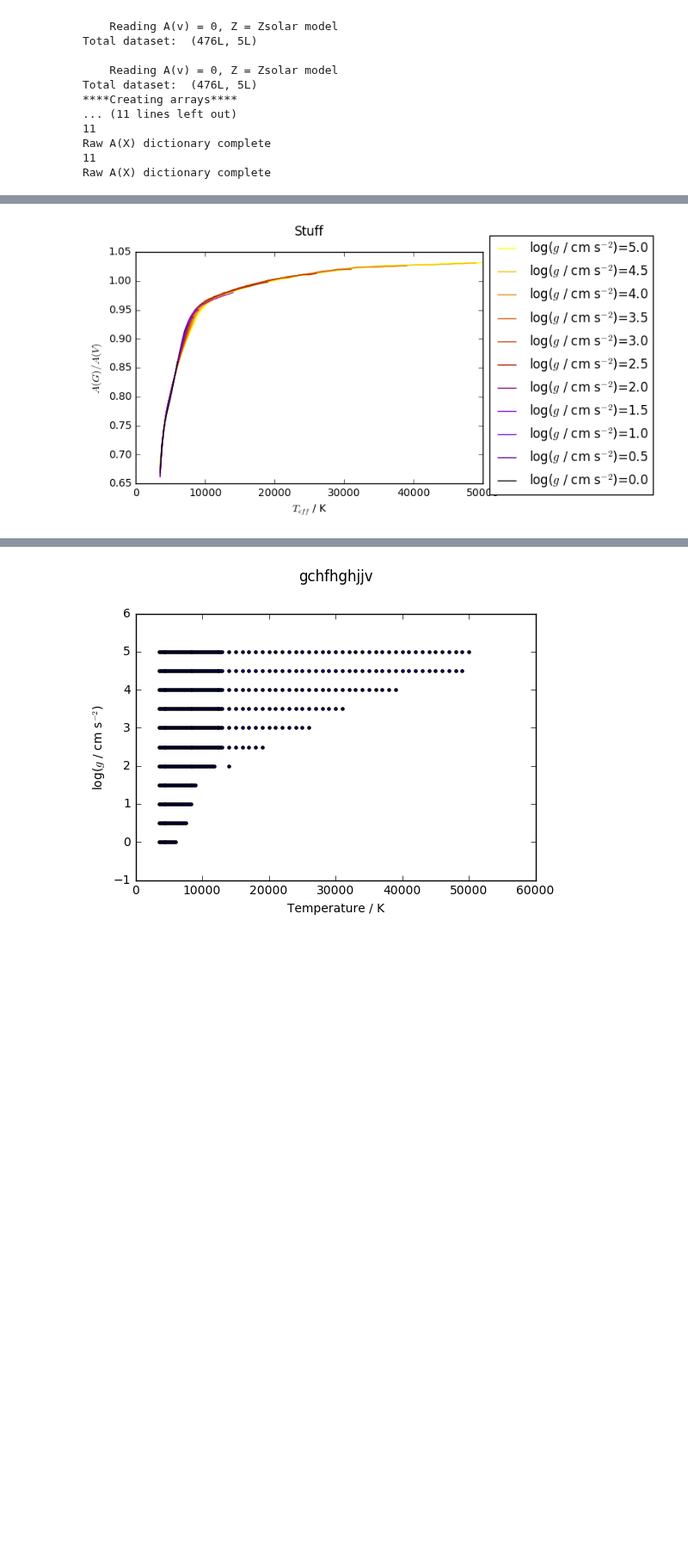
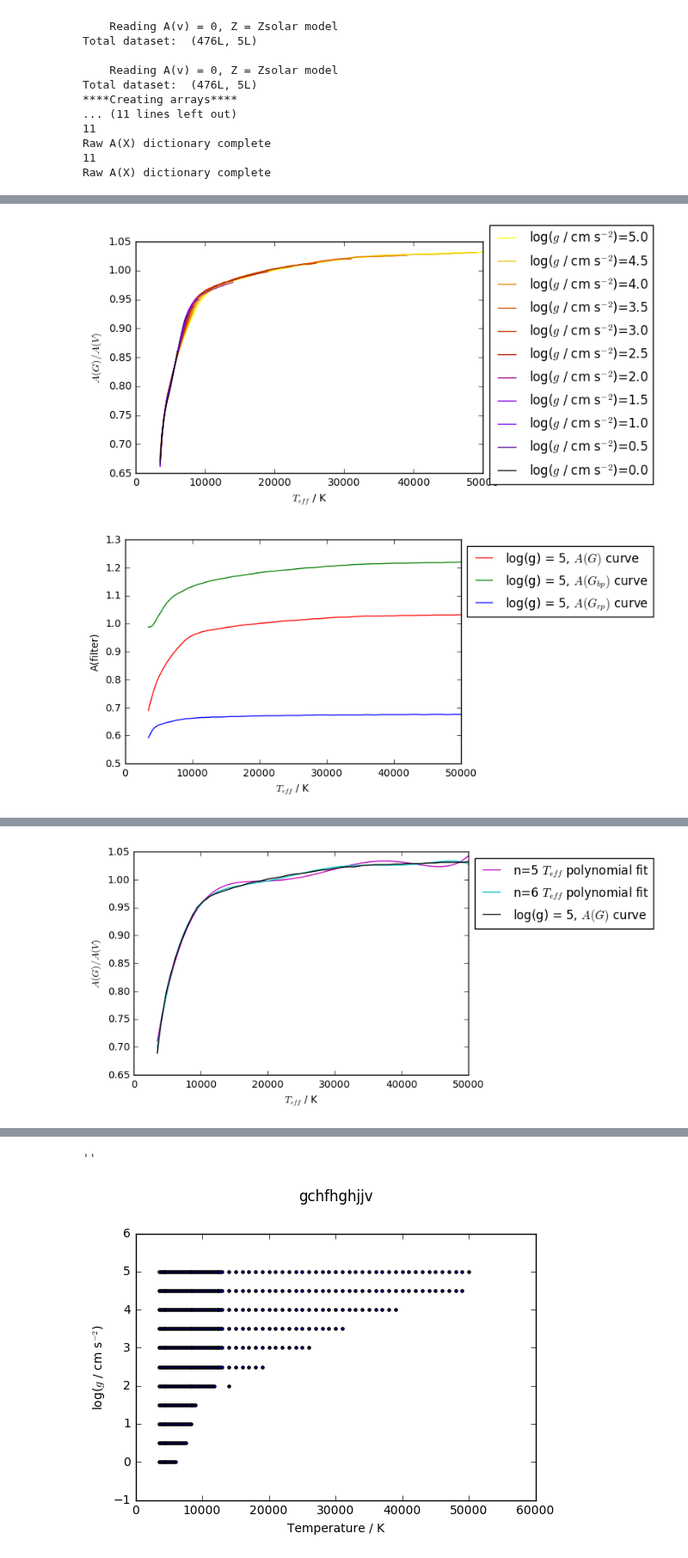
Before and after one commit to AlexlwAstro/phd_work, a Jupyter notebook: gaia_spectra_plots.ipynb, the cells around one changed output, grey strips where cells are left out. Shown at 86% size. Cells and saved outputs as stored; diff of their text form; code cells hidden in the pictures; blank space fills up the shorter version.

```diff
--- a/gaia_spectra_plots.ipynb
+++ b/gaia_spectra_plots.ipynb
@@ -85,7 +85,7 @@ def dict_2D_plot(input_dict,ax,col_x,col_y,var_names,col_map):
     ax.set_xlabel(var_names[(col_x-1)])
     ax.set_ylabel(var_names[(col_y-1)])
     plt.legend(loc='upper left', bbox_to_anchor=(1.0, 1.1))
-    ax.set_title('Stuff',y=1.05)
+    #ax.set_title('Stuff',y=1.05)
     plt.show()
 
 def diff_grid_dict(dict_Av0,dict_Avne0):
@@ -233,6 +241,7 @@ plt.gca().set_color_cycle([col_map(i) for i in np.linspace(0, 0.90, len(Av0z2_lo
 
 fig, ax = plt.subplots()
 col_map = plt.cm.gnuplot
+#gnuplot gist_ncar
 #ax.set_xlim(0,15000)
 #ax.set_ylim(-2,0)
 dict_2D_plot(A_X_zs_gfix,ax,1,3,var_names,col_map)
@@ -242,14 +251,14 @@ Teff_5_zs = (A_X_zs_gfix['5.0'])[:,0]
 A_G_5_zs = (A_X_zs_gfix['5.0'])[:,2]
 A_Gbp_5_zs = (A_X_zs_gfix['5.0'])[:,3]
 A_Grp_5_zs = (A_X_zs_gfix['5.0'])[:,4]
-"""
+
 # plot all 3 filters against Teff together
 fig,ax = plt.subplots()
 ax.set_xlabel(var_names[0])
 ax.set_ylabel('A(filter)')
-ax.plot(Teff_5,A_G_5_zs,'r', label = 'log(g) = 5, $A(G)$ curve')
-ax.plot(Teff_5,A_Gbp_5_zs,'g', label = 'log(g) = 5, $A(G_{bp})$ curve')
-ax.plot(Teff_5,A_Grp_5_zs,'b', label = 'log(g) = 5, $A(G_{rp})$ curve')
+ax.plot(Teff_5_zs,A_G_5_zs,'r', label = 'log(g) = 5, $A(G)$ curve')
+ax.plot(Teff_5_zs,A_Gbp_5_zs,'g', label = 'log(g) = 5, $A(G_{bp})$ curve')
+ax.plot(Teff_5_zs,A_Grp_5_zs,'b', label = 'log(g) = 5, $A(G_{rp})$ curve')
 plt.legend(loc='upper left', bbox_to_anchor=(1.0, 1.0))
 plt.show()
 fig.savefig('gaia_spectra/gaia_graphs/A(all)_vs_Teff.pdf', bbox_inches='tight')
@@ -265,6 +274,7 @@ print covout_G_zs
 fit_G5zs_p4 = np.polyfit(Teff_5_zs,A_G_5_zs,4)
 fit_G5zs_p5 = np.polyfit(Teff_5_zs,A_G_5_zs,5)
 fit_G5zs_p6 = np.polyfit(Teff_5_zs,A_G_5_zs,6)
+fit_G5zs_p7 = np.polyfit(Teff_5_zs,A_G_5_zs,7)
 #print fit_G5zs_p4
 
 fit_Gbp5zs_p3 = np.polyfit(Teff_5_zs,A_Gbp_5_zs,3)
@@ -275,6 +285,7 @@ print covout_Gbp_zs
 fit_Gbp5zs_p4 = np.polyfit(Teff_5_zs,A_Gbp_5_zs,4)
 fit_Gbp5zs_p5 = np.polyfit(Teff_5_zs,A_Gbp_5_zs,5)
 fit_Gbp5zs_p6 = np.polyfit(Teff_5_zs,A_Gbp_5_zs,6)
+fit_Gbp5zs_p7 = np.polyfit(Teff_5_zs,A_Gbp_5_zs,7)
 #print fit_Gbp5zs_p4
 
 fit_Grp5zs_p3 = np.polyfit(Teff_5_zs,A_Grp_5_zs,3)
@@ -285,12 +296,13 @@ print covout_Grp
 fit_Grp5zs_p4 = np.polyfit(Teff_5_zs,A_Grp_5_zs,4)
 fit_Grp5zs_p5 = np.polyfit(Teff_5_zs,A_Grp_5_zs,5)
 fit_Grp5zs_p6 = np.polyfit(Teff_5_zs,A_Grp_5_zs,6)
+fit_Grp5zs_p7 = np.polyfit(Teff_5_zs,A_Grp_5_zs,7)
 #print fit_G5zs_p4
 
 # G filter predictive curves
-predict_G5zs_2 = (fit_G5zs_p2[0])*Teff_5_zs**2 + (fit_G5zs_p2[1])*Teff_5_zs +(fit_G5zs_p2[2])
-predict_G5zs_3 = (fit_G5zs_p3[0])*Teff_5_zs**3 + (fit_G5zs_p3[1])*Teff_5_zs**2 + (fit_G5zs_p3[2])*Teff_5_zs +(fit_G5zs_p3[3])
-predict_G5zs_4 = (fit_G5zs_p4[0])*Teff_5_zs**4 + (fit_G5zs_p4[1])*Teff_5_zs**3 + (fit_G5zs_p4[2])*Teff_5_zs**2 + (fit_G5zs_p4[3])*Teff_5_zs + (fit_G5zs_p4[4])
+#predict_G5zs_2 = (fit_G5zs_p2[0])*Teff_5_zs**2 + (fit_G5zs_p2[1])*Teff_5_zs +(fit_G5zs_p2[2])
+#predict_G5zs_3 = (fit_G5zs_p3[0])*Teff_5_zs**3 + (fit_G5zs_p3[1])*Teff_5_zs**2 + (fit_G5zs_p3[2])*Teff_5_zs +(fit_G5zs_p3[3])
+#predict_G5zs_4 = (fit_G5zs_p4[0])*Teff_5_zs**4 + (fit_G5zs_p4[1])*Teff_5_zs**3 + (fit_G5zs_p4[2])*Teff_5_zs**2 + (fit_G5zs_p4[3])*Teff_5_zs + (fit_G5zs_p4[4])
 predict_G5zs_5 = (fit_G5zs_p5[0])*Teff_5_zs**5 + (fit_G5zs_p5[1])*Teff_5_zs**4 + (fit_G5zs_p5[2])*Teff_5_zs**3 + (fit_G5zs_p5[3])*Teff_5_zs**2 + (fit_G5zs_p5[4])*Teff_5_zs +(fit_G5zs_p5[5])
 predict_G5zs_6 = (fit_G5zs_p6[0])*Teff_5_zs**6 + (fit_G5zs_p6[1])*Teff_5_zs**5 + (fit_G5zs_p6[2])*Teff_5_zs**4 + (fit_G5zs_p6[3])*Teff_5_zs**3 + (fit_G5zs_p6[4])*Teff_5_zs**2 + (fit_G5zs_p6[5])*Teff_5_zs +(fit_G5zs_p6[6])
 print type(predict_G5zs_2), predict_G5zs_2.shape
@@ -300,64 +312,67 @@ print fit_G5zs_p6
 
 # G filter plot
 fig,ax = plt.subplots()
-ax.set_title
+#ax.set_title
 ax.set_xlabel(var_names[0])
 ax.set_ylabel(var_names[2])
 
-#ax.plot(Teff_5,predict_G5zs_2,'r', label = 'n=2 polynomial fit')
-#ax.plot(Teff_5,predict_G5zs_3,'g', label = 'n=3 polynomial fit')
-#ax.plot(Teff_5,predict_G5zs_4,'b', label = 'n=4 polynomial fit')
-ax.plot(Teff_5,predict_G5zs_5,'m', label = 'n=5 polynomial fit')
-ax.plot(Teff_5,predict_G5zs_6,'c', label = 'n=6 polynomial fit')
-ax.plot(Teff_5,A_G_5_zs,'k', label = 'log(g) = 5, $A(G)$ curve')
+#ax.plot(Teff_5_zs,predict_G5zs_2,'r', label = 'n=2 $T_{eff}$ polynomial fit')
+#ax.plot(Teff_5_zs,predict_G5zs_3,'g', label = 'n=3 $T_{eff}$ polynomial fit')
+#ax.plot(Teff_5_zs,predict_G5zs_4,'b', label = 'n=4 $T_{eff}$ polynomial fit')
+ax.plot(Teff_5_zs,predict_G5zs_5,'m', label = 'n=5 $T_{eff}$ polynomial fit')
+ax.plot(Teff_5_zs,predict_G5zs_6,'c', label = 'n=6 $T_{eff}$ polynomial fit')
+ax.plot(Teff_5_zs,A_G_5_zs,'k', label = 'log(g) = 5, $A(G)$ curve')
 
 plt.legend(loc='upper left', bbox_to_anchor=(1.0, 1.0))
 plt.show()
 fig.savefig('gaia_spectra/gaia_graphs/A(G)_vs_Teff_with_n=5_6_polyfit.pdf', bbox_inches='tight')
 
 # G_bp filter calcs and plot
 
-predict_Gbp5zs_5 = (fit_Gbp5zs_p5[0])*Teff_5_zs**5 + (fit_Gbp5zs_p5[1])*Teff_5_zs**4 + (fit_Gbp5zs_p5[2])*Teff_5_zs**3 + (fit_Gbp5zs_p5[3])*Teff_5_zs**2 + (fit_Gbp5zs_p5[4])*Teff_5 +(fit_Gbp5zs_p5[5])
-predict_Gbp5zs_6 = (fit_Gbp5zs_p6[0])*Teff_5_zs**6 + (fit_Gbp5zs_p6[1])*Teff_5_zs**5 + (fit_Gbp5zs_p6[2])*Teff_5_zs**4 + (fit_Gbp5zs_p6[3])*Teff_5_zs**3 + (fit_Gbp5zs_p6[4])*Teff_5_zs**2 + (fit_Gbp5zs_p6[5])*Teff_5 +(fit_Gbp5zs_p6[6])
+predict_Gbp5zs_5 = (fit_Gbp5zs_p5[0])*Teff_5_zs**5 + (fit_Gbp5zs_p5[1])*Teff_5_zs**4 + (fit_Gbp5zs_p5[2])*Teff_5_zs**3 + (fit_Gbp5zs_p5[3])*Teff_5_zs**2 + (fit_Gbp5zs_p5[4])*Teff_5_zs +(fit_Gbp5zs_p5[5])
+predict_Gbp5zs_6 = (fit_Gbp5zs_p6[0])*Teff_5_zs**6 + (fit_Gbp5zs_p6[1])*Teff_5_zs**5 + (fit_Gbp5zs_p6[2])*Teff_5_zs**4 + (fit_Gbp5zs_p6[3])*Teff_5_zs**3 + (fit_Gbp5zs_p6[4])*Teff_5_zs**2 + (fit_Gbp5zs_p6[5])*Teff_5_zs +(fit_Gbp5zs_p6[6])
 
 fig,ax = plt.subplots()
-ax.set_title
+#ax.set_title
 ax.set_xlabel(var_names[0])
 ax.set_ylabel(var_names[3])
 
-#ax.plot(Teff_5,predict_Gbp5zs_2,'r', label = 'n=2 polynomial fit')
-#ax.plot(Teff_5,predict_Gbp5zs_3,'g', label = 'n=3 polynomial fit')
-#ax.plot(Teff_5,predict_Gbp5zs_4,'b', label = 'n=4 polynomial fit')
-ax.plot(Teff_5,predict_Gbp5zs_5,'m', label = 'n=5 polynomial fit')
-ax.plot(Teff_5,predict_Gbp5zs_6,'c', label = 'n=6 polynomial fit')
-ax.plot(Teff_5,A_Gbp_5_zs,'k', label = 'log(g) = 5, $A(G_{bp})$ curve')
+#ax.plot(Teff_5_zs,predict_Gbp5zs_2,'r', label = 'n=2 $T_{eff}$ polynomial fit')
+#ax.plot(Teff_5_zs,predict_Gbp5zs_3,'g', label = 'n=3 $T_{eff}$ polynomial fit')
+#ax.plot(Teff_5_zs,predict_Gbp5zs_4,'b', label = 'n=4 $T_{eff}$ polynomial fit')
+ax.plot(Teff_5_zs,predict_Gbp5zs_5,'m', label = 'n=5 $T_{eff}$ polynomial fit')
+ax.plot(Teff_5_zs,predict_Gbp5zs_6,'c', label = 'n=6 $T_{eff}$ polynomial fit')
+ax.plot(Teff_5_zs,A_Gbp_5_zs,'k', label = 'log(g) = 5, $A(G_{bp})$ curve')
 
 plt.legend(loc='upper left', bbox_to_anchor=(1.0, 1.0))
 plt.show()
 fig.savefig('gaia_spectra/gaia_graphs/A(Gbp)_vs_Teff_with_n=5_6_polyfit.pdf', bbox_inches='tight')
 
 # G_rp filter calcs and plot
 
-predict_Grp5_5 = (fit_Grp5zs_p5[0])*Teff_5_zs**5 + (fit_Grp5zs_p5[1])*Teff_5_zs**4 + (fit_Grp5zs_p5[2])*Teff_5_zs**3 + (fit_Grp5zs_p5[3])*Teff_5_zs**2 + (fit_Grp5zs_p5[4])*Teff_5 +(fit_Grp5zs_p5[5])
-predict_Grp5_6 = (fit_Grp5zs_p6[0])*Teff_5_zs**6 + (fit_Grp5zs_p6[1])*Teff_5_zs**5 + (fit_Grp5zs_p6[2])*Teff_5_zs**4 + (fit_Grp5zs_p6[3])*Teff_5_zs**3 + (fit_Grp5zs_p6[4])*Teff_5_zs**2 + (fit_Grp5zs_p6[5])*Teff_5 +(fit_Grp5zs_p6[6])
+predict_Grp5zs_5 = (fit_Grp5zs_p5[0])*Teff_5_zs**5 + (fit_Grp5zs_p5[1])*Teff_5_zs**4 + (fit_Grp5zs_p5[2])*Teff_5_zs**3 + (fit_Grp5zs_p5[3])*Teff_5_zs**2 + (fit_Grp5zs_p5[4])*Teff_5_zs +(fit_Grp5zs_p5[5])
+predict_Grp5zs_6 = (fit_Grp5zs_p6[0])*Teff_5_zs**6 + (fit_Grp5zs_p6[1])*Teff_5_zs**5 + (fit_Grp5zs_p6[2])*Teff_5_zs**4 + (fit_Grp5zs_p6[3])*Teff_5_zs**3 + (fit_Grp5zs_p6[4])*Teff_5_zs**2 + (fit_Grp5zs_p6[5])*Teff_5_zs +(fit_Grp5zs_p6[6])
+predict_Grp5zs_7 = (fit_Grp5zs_p7[0])*Teff_5_zs**7 + (fit_Grp5zs_p7[1])*Teff_5_zs**6 + (fit_Grp5zs_p7[2])*Teff_5_zs**5 + (fit_Grp5zs_p7[3])*Teff_5_zs**4 + (fit_Grp5zs_p7[4])*Teff_5_zs**3 + (fit_Grp5zs_p7[5])*Teff_5_zs**2 + (fit_Grp5zs_p7[6])*Teff_5_zs +(fit_Grp5zs_p7[7])
 
 fig,ax = plt.subplots()
 #ax.set_title
 ax.set_xlabel(var_names[0])
 ax.set_ylabel(var_names[4])
 
-#ax.plot(Teff_5,predict_Gbp5zs_2,'r', label = 'n=2 polynomial fit')
-#ax.plot(Teff_5,predict_Gbp5zs_3,'g', label = 'n=3 polynomial fit')
-#ax.plot(Teff_5,predict_Gbp5zs_4,'b', label = 'n=4 polynomial fit')
-ax.plot(Teff_5,predict_Grp5_5,'m', label = 'n=5 polynomial fit')
-ax.plot(Teff_5,predict_Grp5_6,'c', label = 'n=6 polynomial fit')
-ax.plot(Teff_5,A_Grp_5_zs,'k', label = 'log(g) = 5, $A(G_{rp})$ curve')
+#ax.plot(Teff_5_zs,predict_Gbp5zs_2,'r', label = 'n=2 $T_{eff}$ polynomial fit')
+#ax.plot(Teff_5_zs,predict_Gbp5zs_3,'g', label = 'n=3 $T_{eff}$ polynomial fit')
+#ax.plot(Teff_5_zs,predict_Gbp5zs_4,'b', label = 'n=4 $T_{eff}$ polynomial fit')
+#ax.plot(Teff_5_zs,predict_Grp5zs_5,'m', label = 'n=5 $T_{eff}$ polynomial fit')
+ax.plot(Teff_5_zs,predict_Grp5zs_6,'c', label = 'n=6 $T_{eff}$ polynomial fit')
+ax.plot(Teff_5_zs,predict_Grp5zs_7,'g', label = 'n=7 $T_{eff}$ polynomial fit')
+ax.plot(Teff_5_zs,A_Grp_5_zs,'k', label = 'log(g) = 5, $A(G_{rp})$ curve')
 
 plt.legend(loc='upper left', bbox_to_anchor=(1.0, 1.0))
 plt.show()
-fig.savefig('gaia_spectra/gaia_graphs/A(Grp)_vs_Teff_with_n=5_6_polyfit.pdf', bbox_inches='tight')
+fig.savefig('gaia_spectra/gaia_graphs/A(Grp)_vs_Teff_with_n=6_7_polyfit.pdf', bbox_inches='tight')
 
 #scp.interpolate.griddata(,,,cubic)
-"""
+""""""
 # %% [output]
-[figure, old version]
+[figure, new version]
+[figure, added]
@@ -364,0 +397 @@ fig.savefig('gaia_spectra/gaia_graphs/A(Grp)_vs_Teff_with_n=5_6_polyfit.pdf', bb
+[figure, added]
@@ -365,3 +400,4 @@ fig.savefig('gaia_spectra/gaia_graphs/A(Grp)_vs_Teff_with_n=5_6_polyfit.pdf', bb
+''
 # %%
 fig, ax = plt.subplots()
 #ax.axhline(y=0.0, color='m', linestyle='--')
```
Also changed, not shown: parts of 4 cells of this notebook, 26 other files.
